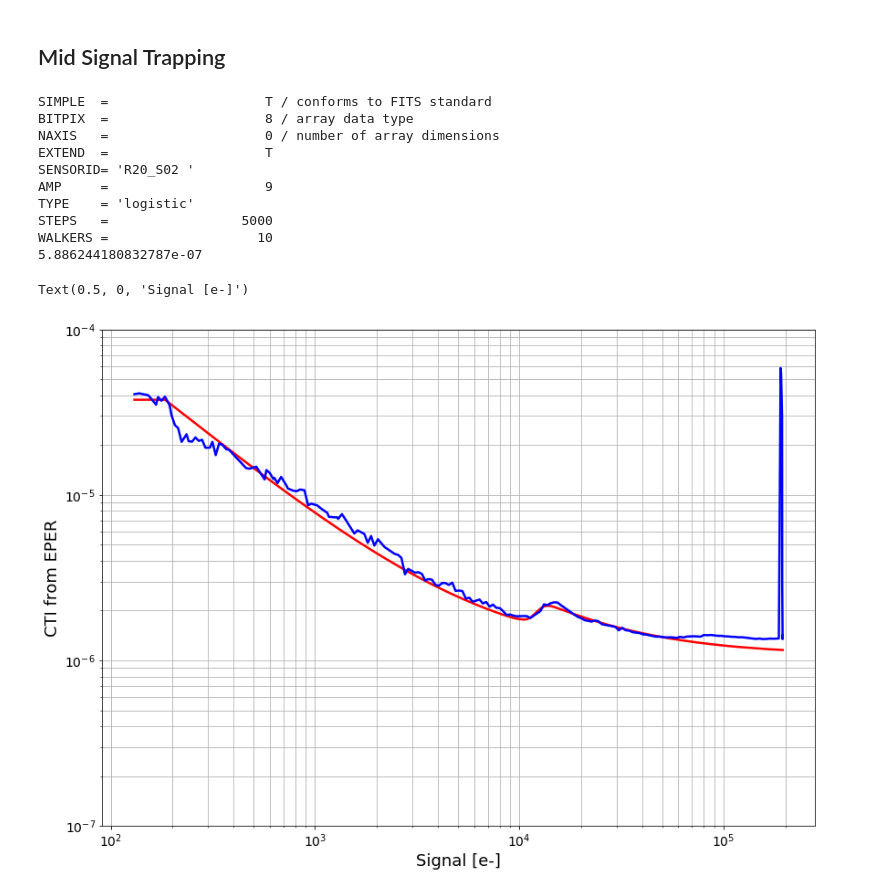
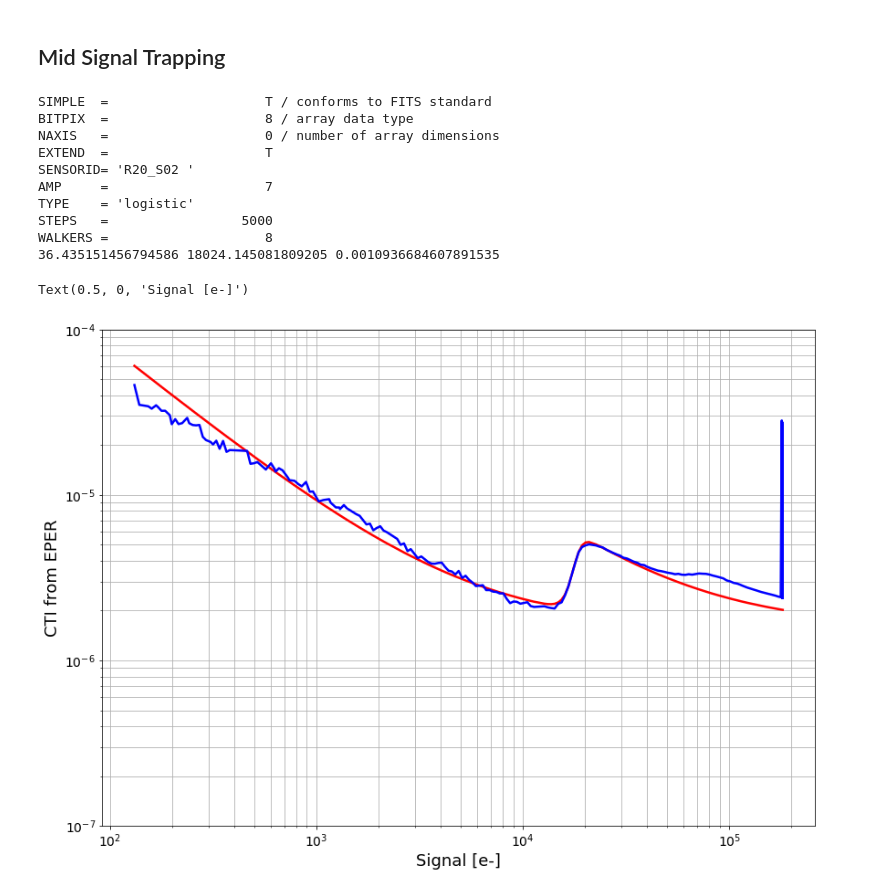
Before and after one commit to Snyder005/ctisim, a Jupyter notebook: notebooks/OverscanTesting.ipynb, the cells around one changed output. Cells and saved outputs as stored; diff of their text form; code cells hidden in the pictures.

```diff
--- a/notebooks/OverscanTesting.ipynb
+++ b/notebooks/OverscanTesting.ipynb
@@ -70,7 +69,7 @@ signals = data['FLATFIELD_SIGNAL']
 last_pix = data['COLUMN_MEAN'][:, 511]
 oscan1 = data['COLUMN_MEAN'][:, 512]
 oscan2 = data['COLUMN_MEAN'][:, 513]
-cti_data = ((oscan1+oscan2)/(512*last_pix))[indices]
+cti_data = ((oscan1+oscan2)/(512*last_pix))
 
 amp_fit_results = '/nfs/slac/g/ki/ki19/lsst/snyder18/LSST/Data/BOT/6790D_linearity/R20/S02/R20_S02_overscan_fit_results.fits'
 hdul = fits.open(amp_fit_results)
@@ -114,19 +113,21 @@ Text(0.5, 0, 'Signal [e-]')
 ## Low Signal Trap Fitting
 # %%
 ## Low signal trapping
-low_mcmc_results = fits.open('../examples/output/R20_S02_Amp7_lowtrap_mcmc.fits')
+low_mcmc_results = fits.open('../examples/output/R20_S02_Amp{0}_lowtrap_mcmc.fits'.format(amp))
 
 ## Trap parameters
-amp=9
 cti_chain = low_mcmc_results[1].data
 trapsize_chain = low_mcmc_results[2].data
 emission_time_chain = low_mcmc_results[3].data
 scaling_chain = low_mcmc_results[4].data
 cti = 10**np.median(cti_chain[:, 500:])
+
 print(cti)
 
 low_trap = LinearTrap(np.median(trapsize_chain[:, 500:]), np.median(emission_time_chain[:, 500:]), 1,
                       np.median(scaling_chain[:, 500:]))
+
+print(low_trap.size, low_trap.scaling)
 
 ## Make CTI curve
 imarr = np.zeros((signals.shape[0], ITL_AMP_GEOM.nx))
@@ -161,21 +163,19 @@ Text(0.5, 0, 'Signal [e-]')
 ## Mid Signal Trapping
 # %%
 ## Low signal trapping
-#med_mcmc_results = fits.open('../examples/output/R20_S02_Amp9_medtrap_mcmc.fits')
-med_mcmc_results = fits.open('../scripts/R20_S02_Amp9_medtrap_mcmc.fits')
+med_mcmc_results = fits.open('../examples/output/R20_S02_Amp{0}_medtrap_mcmc.fits'.format(amp))
+#med_mcmc_results = fits.open('../scripts/R20_S02_Amp{0}_medtrap_mcmc.fits'.format(amp))
 
 print(repr(med_mcmc_results[0].header))
-cti_chain = med_mcmc_results[1].data
-trapsize_chain = med_mcmc_results[2].data
-emission_time_chain = med_mcmc_results[3].data
-f0_chain = med_mcmc_results[4].data
-k_chain = med_mcmc_results[5].data
-
-cti = 10**np.median(cti_chain[:, 500:])
-print(cti)
+trapsize_chain = med_mcmc_results[1].data
+emission_time_chain = med_mcmc_results[2].data
+f0_chain = med_mcmc_results[3].data
+k_chain = med_mcmc_results[4].data
 
 med_trap = LogisticTrap(np.median(trapsize_chain[:, 500:]), np.median(emission_time_chain[:, 500:]), 1,
                       np.median(f0_chain[:, 500:]), np.median(k_chain[:, 500:]))
+
+print(med_trap.size, med_trap.f0, med_trap.k)
 
 ## Make CTI curve
 imarr = np.zeros((signals.shape[0], ITL_AMP_GEOM.nx))
@@ -184,34 +184,34 @@ ramp = SegmentSimulator(imarr, ITL_AMP_GEOM.prescan_width, output_amplifier,
 ramp.ramp_exp(signals)
 
 segarr = ramp.simulate_readout(serial_overscan_width=ITL_AMP_GEOM.serial_overscan_width,
                                parallel_overscan_width=0)
 
 fig, ax = plt.subplots(1, 1, figsize=(14, 10))
 last_pix = segarr[:, 511]
 oscan1 = segarr[:, 512]
 oscan2 = segarr[:, 513]
 cti_model = ((oscan1+oscan2)/(512*last_pix))
 
 ax.plot(signals, cti_model, linewidth=2.5, color='red')
 ax.plot(signals, cti_data, linewidth=2.5, color='blue')
 
 ax.set_yscale('log')
 ax.set_xscale('log')
 ax.set_ylim(1.E-7, 1.E-4)
 ax.tick_params(axis='both', which='major', labelsize=14)
 ax.grid(which='both')
 ax.set_ylabel('CTI from EPER', fontsize=18)
 ax.set_xlabel('Signal [e-]', fontsize=18)
 # %% [output]
 SIMPLE  =                    T / conforms to FITS standard
 BITPIX  =                    8 / array data type
 NAXIS   =                    0 / number of array dimensions
 EXTEND  =                    T
 SENSORID= 'R20_S02 '
-AMP     =                    9
+AMP     =                    7
 TYPE    = 'logistic'
 STEPS   =                 5000
-WALKERS =                   10
-5.886244180832787e-07
+WALKERS =                    8
+36.435151456794586 18024.145081809205 0.0010936684607891535
 Text(0.5, 0, 'Signal [e-]')
-[figure, old version]
+[figure, new version]
```
Also changed, not shown: parts of 4 cells of this notebook, 11 other files.
